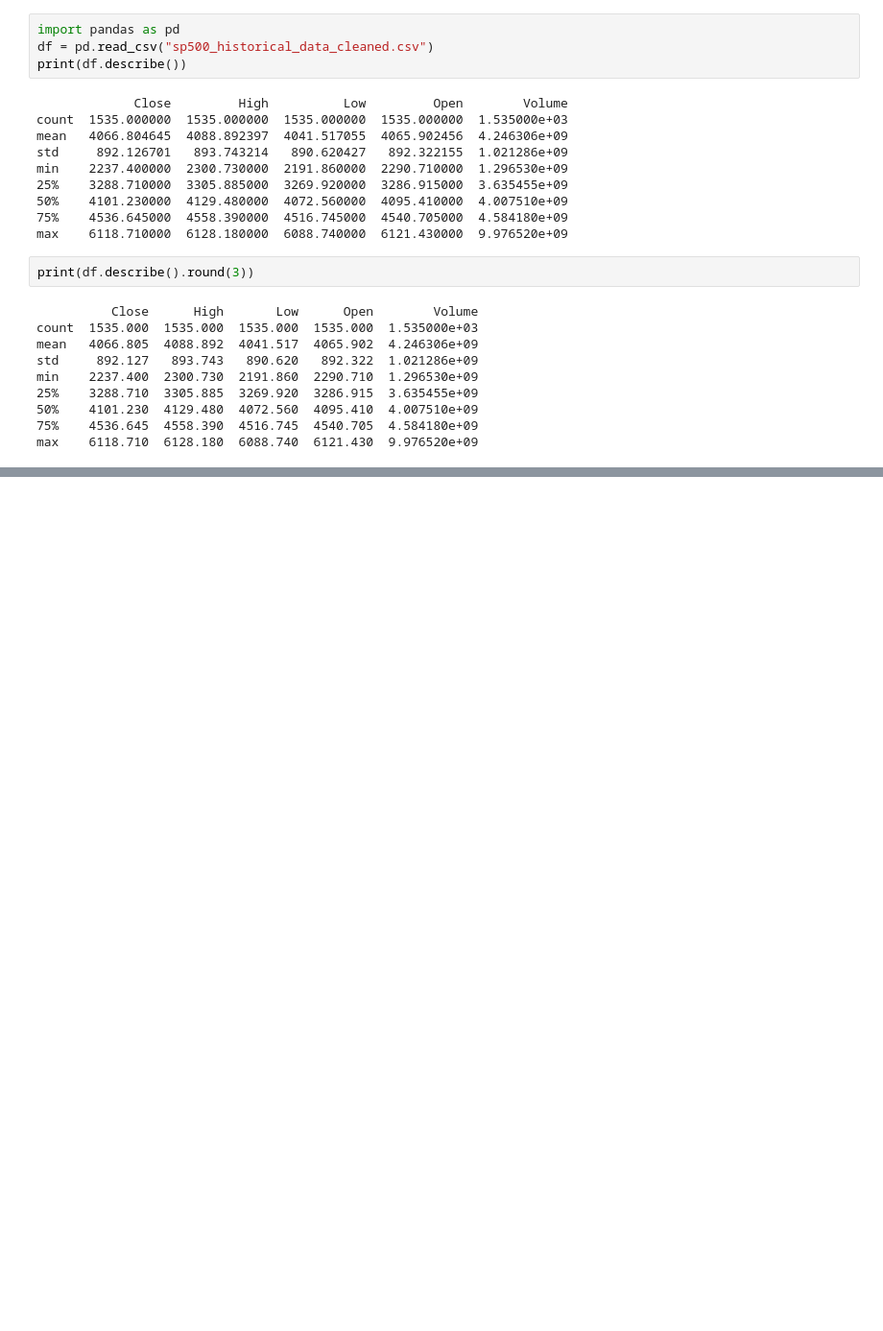
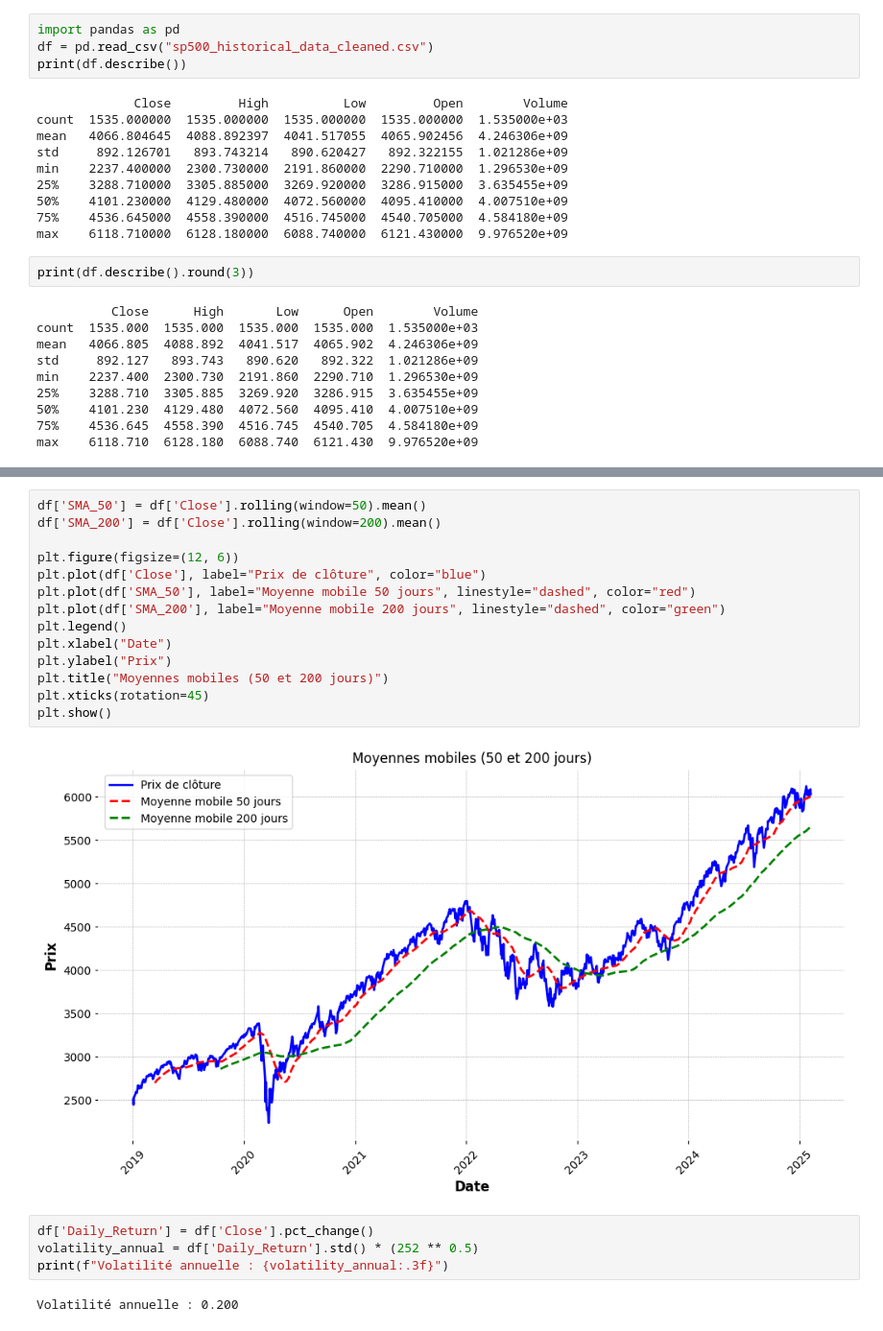
Before and after one commit to Fanaingamampiandra/Analyse-comparative-des-actifs-financiers, a Jupyter notebook: AED_SEP_500.ipynb, the cells around one changed output, grey strips where cells are left out. Shown at 96% size. Saved outputs shown, nothing was run; the diff lists cells and outputs as text; blank space fills up the shorter version.

```diff
--- a/AED_SEP_500.ipynb
+++ b/AED_SEP_500.ipynb
@@ -26,0 +90,22 @@ max    6118.710  6128.180  6088.740  6121.430  9.976520e+09
+# %%
+df['SMA_50'] = df['Close'].rolling(window=50).mean()
+df['SMA_200'] = df['Close'].rolling(window=200).mean()
+
+plt.figure(figsize=(12, 6))
+plt.plot(df['Close'], label="Prix de clôture", color="blue")
+plt.plot(df['SMA_50'], label="Moyenne mobile 50 jours", linestyle="dashed", color="red")
+plt.plot(df['SMA_200'], label="Moyenne mobile 200 jours", linestyle="dashed", color="green")
+plt.legend()
+plt.xlabel("Date")
+plt.ylabel("Prix")
+plt.title("Moyennes mobiles (50 et 200 jours)")
+plt.xticks(rotation=45)
+plt.show()
+# %% [output]
+[figure, added]
+# %%
+df['Daily_Return'] = df['Close'].pct_change()
+volatility_annual = df['Daily_Return'].std() * (252 ** 0.5)
+print(f"Volatilité annuelle : {volatility_annual:.3f}")
+# %% [output]
+Volatilité annuelle : 0.200
```
Also changed, not shown: parts of 7 cells of this notebook.
